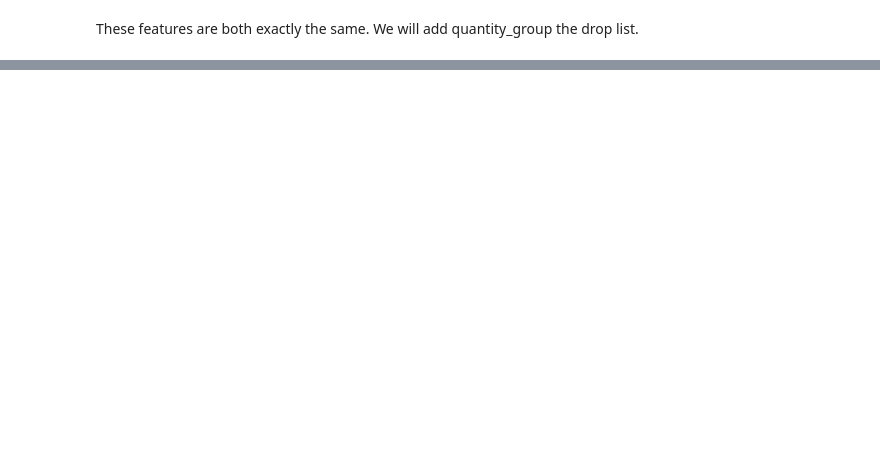
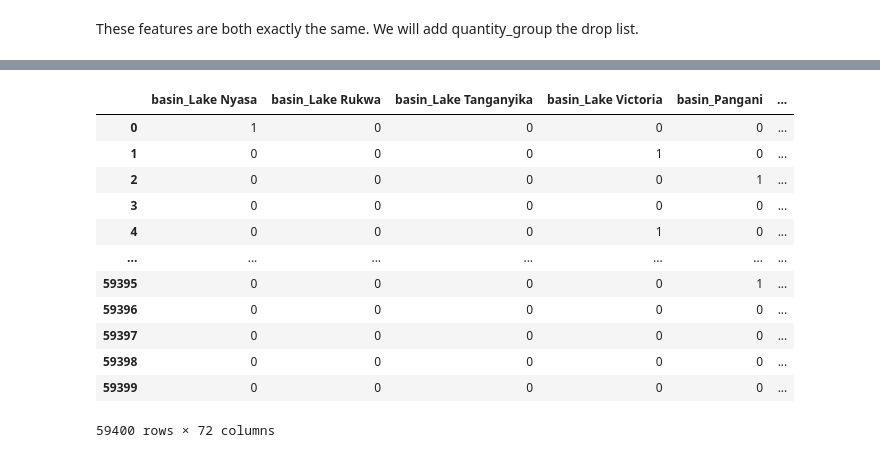
Before and after one commit to brtracy/phase_3_project, a Jupyter notebook: EDA.ipynb, the cells around one changed output, grey strips where cells are left out. Saved outputs shown, nothing was run; the diff lists cells and outputs as text; code cells hidden in the pictures; blank space fills up the shorter version.

```diff
--- a/EDA.ipynb
+++ b/EDA.ipynb
@@ -1355,3 +1356,5 @@ ward_df
+# %%
+drop_list.extend(['lga', 'ward'])
 # %% [markdown]
 ## public_meeting
 # %% [markdown]
@@ -1974,5 +1894,6 @@ drop_list.append('waterpoint_type_group')
 # %%
+# create a dataframe containging only the features we want to encode
 raw_cat_df = cat_df.drop(drop_list, axis=1)
 
-# we also need to drop the target from this dataframe to encode it all
-raw_cat_df.drop('target', axis=1, inplace=True)
+# we then need to drop id & target from this dataframe to encode it all
+raw_cat_df.drop(['id', 'target'], axis=1, inplace=True)
@@ -1979,2 +1902,5 @@ raw_cat_df.drop('target', axis=1, inplace=True)
 # %%
-raw_cat_df
+final_df['public_meeting'] = raw_cat_df.public_meeting.astype('int')
+final_df['permit'] = raw_cat_df.permit.astype('int')
+
+raw_cat_df.drop(['public_meeting', 'permit'], axis=1, inplace=True)
@@ -2019,0 +1923,9 @@ Some thoughts:
+# %%
+# set up list of column names to use as prefixes in one hot encoder
+p = list(raw_cat_df.columns)
+
+# encode the categoricals using the column name list as the prefix, drop first
+cat_encoded = pd.get_dummies(raw_cat_df, prefix=p, drop_first=True)
+
+# add the id column for merging
+cat_encoded['id'] = raw_df.id
@@ -2019,0 +1964,16 @@ Some thoughts:
+# %%
+cat_encoded
+# %% [output]
+|  | basin_Lake Nyasa | basin_Lake Rukwa | basin_Lake Tanganyika | basin_Lake Victoria | basin_Pangani | ... |
+| 0 | 1 | 0 | 0 | 0 | 0 | ... |
+| 1 | 0 | 0 | 0 | 1 | 0 | ... |
+| 2 | 0 | 0 | 0 | 0 | 1 | ... |
+| 3 | 0 | 0 | 0 | 0 | 0 | ... |
+| 4 | 0 | 0 | 0 | 1 | 0 | ... |
+| ... | ... | ... | ... | ... | ... | ... |
+| 59395 | 0 | 0 | 0 | 0 | 1 | ... |
+| 59396 | 0 | 0 | 0 | 0 | 0 | ... |
+| 59397 | 0 | 0 | 0 | 0 | 0 | ... |
+| 59398 | 0 | 0 | 0 | 0 | 0 | ... |
+| 59399 | 0 | 0 | 0 | 0 | 0 | ... |
+59400 rows × 72 columns
```
Also changed, not shown: parts of 172 cells of this notebook.
